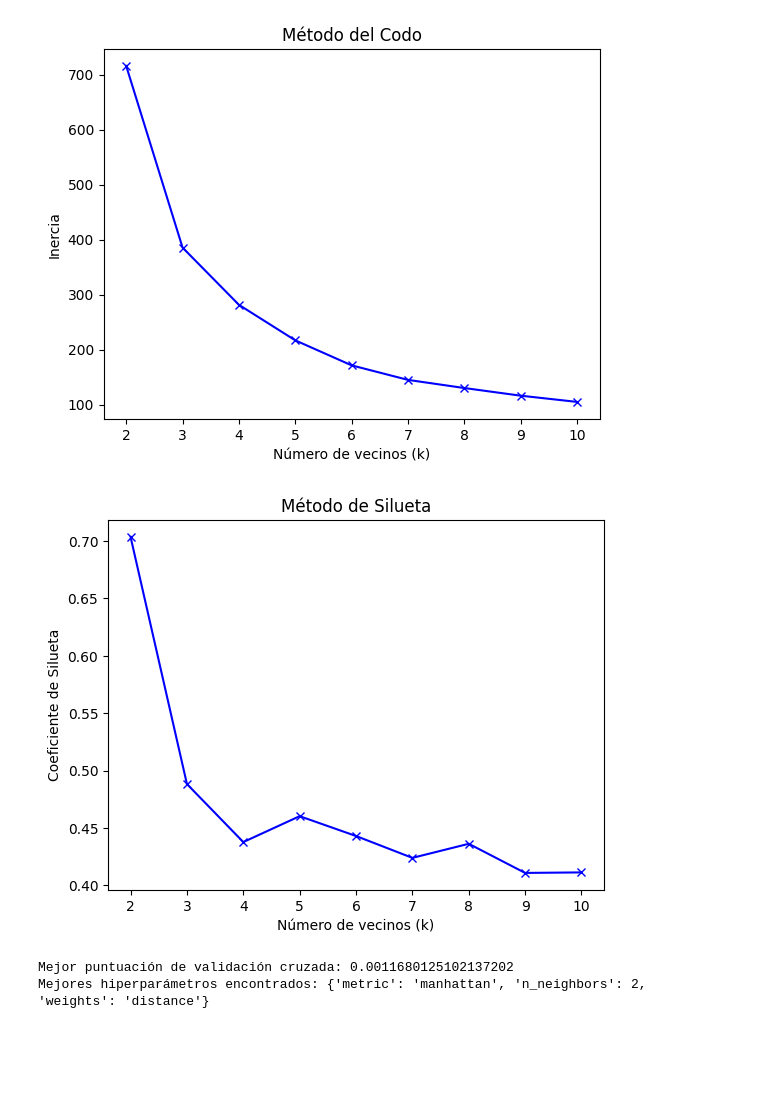
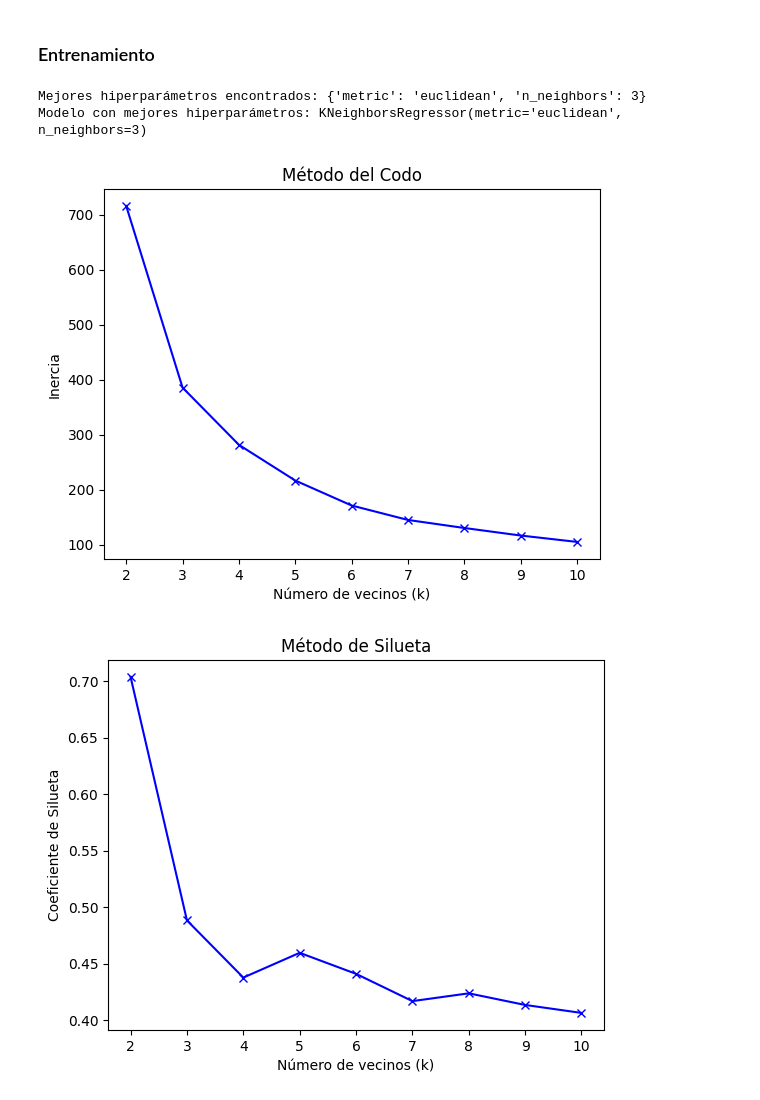
Before and after one commit to MaSayago/Proyecto-1, a Jupyter notebook: Entrenamiento.ipynb, the cells around one changed output. Cells and saved outputs as stored; diff of their text form; code cells hidden in the pictures; blank space fills up the shorter version.

```diff
--- a/Entrenamiento.ipynb
+++ b/Entrenamiento.ipynb
@@ -105,66 +66,53 @@ IndexError: list index out of range
+# %% [markdown]
+### Entrenamiento ###
+# %%
+# Búsqueda de hiperparámetros utilizando Grid Search
+param_grid = {
+    'n_neighbors': [3, 5, 7, 10],
+    'metric': ['manhattan', 'euclidean']}
+
+model = KNeighborsRegressor()
+grid_search = GridSearchCV(model, param_grid, cv=5)
+
+# Con X_scaled como variable objetivo para adaptar el modelo
+grid_search.fit(X_scaled, X_scaled)
+
+best_params = grid_search.best_params_
+best_model = grid_search.best_estimator_
+
+print("Mejores hiperparámetros encontrados:", best_params)
+print("Modelo con mejores hiperparámetros:", best_model)
+# %% [output]
+Mejores hiperparámetros encontrados: {'metric': 'euclidean', 'n_neighbors': 3}
+Modelo con mejores hiperparámetros: KNeighborsRegressor(metric='euclidean', n_neighbors=3)
 # %%
-import matplotlib.pyplot as plt
-from sklearn.cluster import KMeans
-from sklearn.metrics import silhouette_score
 
-# Lista para almacenar los valores de inercia y coeficiente de silueta
-inertia_values = []
-silhouette_scores = []
 
-# Valores de k a probar
+
+lista1 = []
+lista2 = []
+
+
 k_values = range(2, 11)
 
-# Aplicar k-means y calcular la inercia y coeficiente de silueta para cada valor de k
 for k in k_values:
     kmeans = KMeans(n_clusters=k)
     kmeans.fit(X_scaled)
-    inertia_values.append(kmeans.inertia_)
-    silhouette_scores.append(silhouette_score(X_scaled, kmeans.labels_))
+    lista1.append(kmeans.inertia_)
+    lista2.append(silhouette_score(X_scaled, kmeans.labels_))
 
-# Graficar los resultados
-plt.plot(k_values, inertia_values, 'bx-')
+
+plt.plot(k_values, lista1, 'bx-')
 plt.xlabel('Número de vecinos (k)')
 plt.ylabel('Inercia')
 plt.title('Método del Codo')
 plt.show()
 
-plt.plot(k_values, silhouette_scores, 'bx-')
+plt.plot(k_values, lista2, 'bx-')
 plt.xlabel('Número de vecinos (k)')
 plt.ylabel('Coeficiente de Silueta')
 plt.title('Método de Silueta')
 plt.show()
 # %% [output]
 [figure]
-[figure, old version]
+[figure, new version]
-# %%
-from sklearn.model_selection import GridSearchCV
-from sklearn.neighbors import KNeighborsClassifier
-
-# Definir los parámetros a probar
-param_grid = {
-    'n_neighbors': range(2, 11),
-    'weights': ['uniform', 'distance'],
-    'metric': ['euclidean', 'manhattan']
-}
-
-# Crear el objeto GridSearchCV
-grid_search = GridSearchCV(
-    estimator=KNeighborsClassifier(),
-    param_grid=param_grid,
-    cv=5,
-    scoring='accuracy',
-    n_jobs=-1
-)
-
-# Realizar la búsqueda exhaustiva de hiperparámetros
-grid_search.fit(X_scaled, y)
-
-# Obtener los resultados
-best_score = grid_search.best_score_
-best_params = grid_search.best_params_
-
-print("Mejor puntuación de validación cruzada:", best_score)
-print("Mejores hiperparámetros encontrados:", best_params)
-# %% [output]
-Mejor puntuación de validación cruzada: 0.0011680125102137202
-Mejores hiperparámetros encontrados: {'metric': 'manhattan', 'n_neighbors': 2, 'weights': 'distance'}
```
Also changed, not shown: parts of 17 cells of this notebook, 5 other files.
